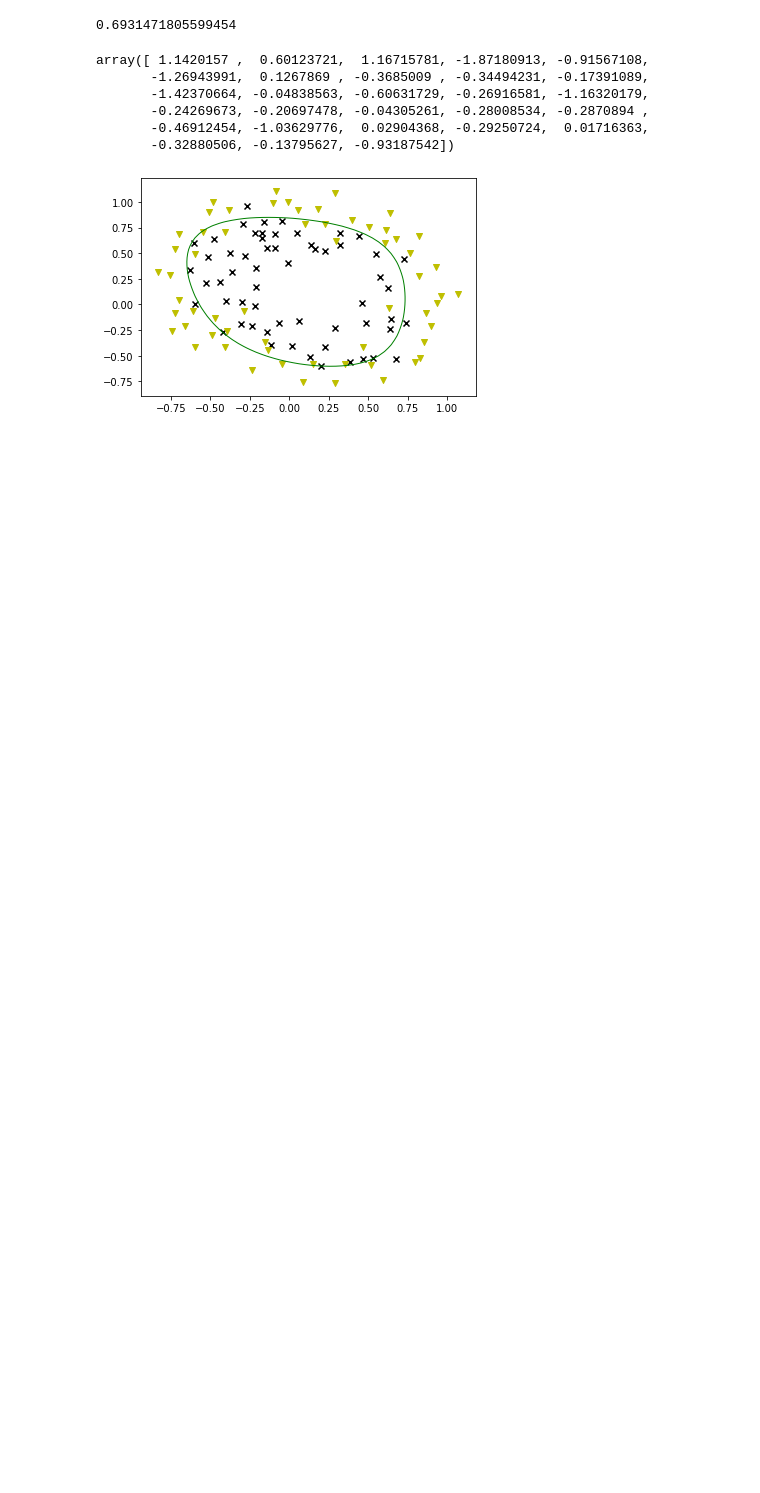
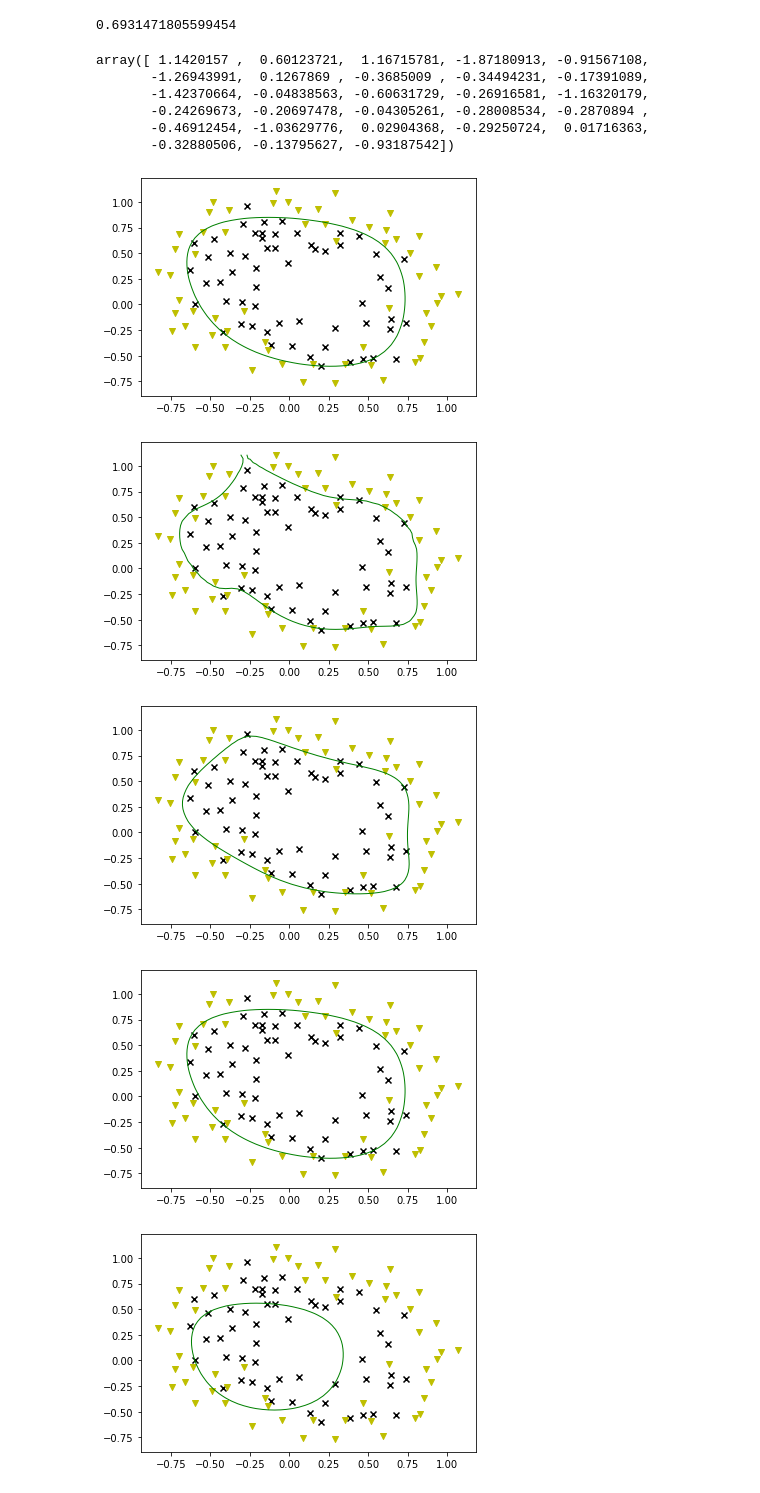
Before and after one commit to GuillermoOvejeroSanchez/Aprendizaje-Automatico, a Jupyter notebook: LogisticRegression/LogisticRegression.ipynb, the cells around one changed output. Cells and saved outputs as stored; diff of their text form; code cells hidden in the pictures; blank space fills up the shorter version.

Commit message:
LogReg lambdas

```diff
--- a/LogisticRegression/LogisticRegression.ipynb
+++ b/LogisticRegression/LogisticRegression.ipynb
@@ -280,3 +280,16 @@ def plot_decisionboundary(X, Y, theta, poly):
 plot_decisionboundary(X,Y, theta_opt, poly)
 # %% [output]
 [figure]
+# %%
+lambdas = [0, 0.001, 1, 50]
+
+for lambda_ in lambdas:
+    theta = np.zeros(np.shape(X_poly[1]))
+    result = opt.fmin_tnc(func=cost, x0=theta, fprime=gradient, args=(X_poly, Y, lambda_))
+    theta_opt = result[0]
+    plot_decisionboundary(X,Y, theta_opt, poly)
+# %% [output]
+[figure, added]
+[figure, added]
+[figure, added]
+[figure, added]
```
Also changed, not shown: parts of 1 cell of this notebook, 2 other files.
